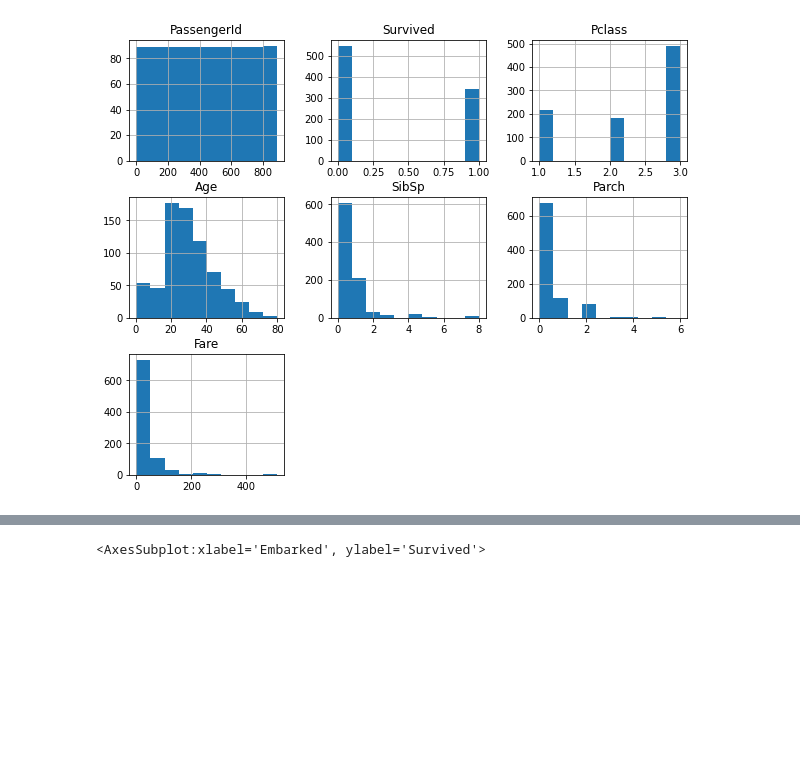
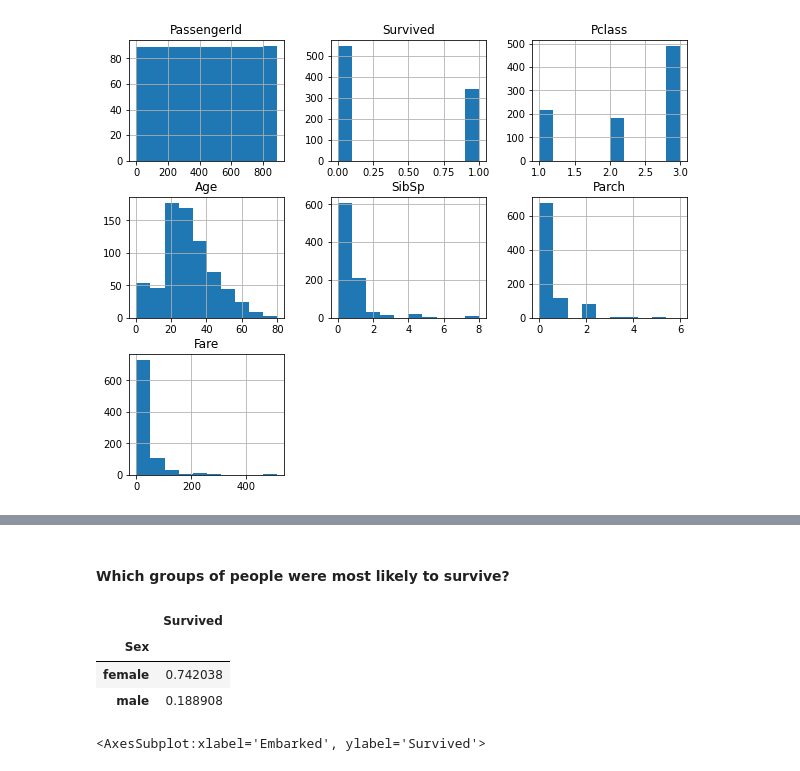
Before and after one commit to palomaflsette/TitanicByPy, a Jupyter notebook: titanicByPy.ipynb, the cells around one changed output, grey strips where cells are left out. Saved outputs shown, nothing was run; the diff lists cells and outputs as text; code cells hidden in the pictures; blank space fills up the shorter version.

```diff
--- a/titanicByPy.ipynb
+++ b/titanicByPy.ipynb
@@ -90,3 +206,13 @@ dtype: object
+# %% [markdown]
+#### **Which groups of people were most likely to survive?**
+# %%
+# Analyze survival probability by sex
+train[['Sex', 'Survived']].groupby(['Sex']).mean()
+# %% [output]
+|  | Survived |
+| Sex |  |
+| female | 0.742038 |
+| male | 0.188908 |
 # %%
 #ploting the graphs to indicate Survived vs. Sex, Pclass and Embarked
 fig, (axis1, axis2, axis3) = plt.subplots(1, 3, figsize =(12,4))
```
Also changed, not shown: parts of 13 cells of this notebook.
